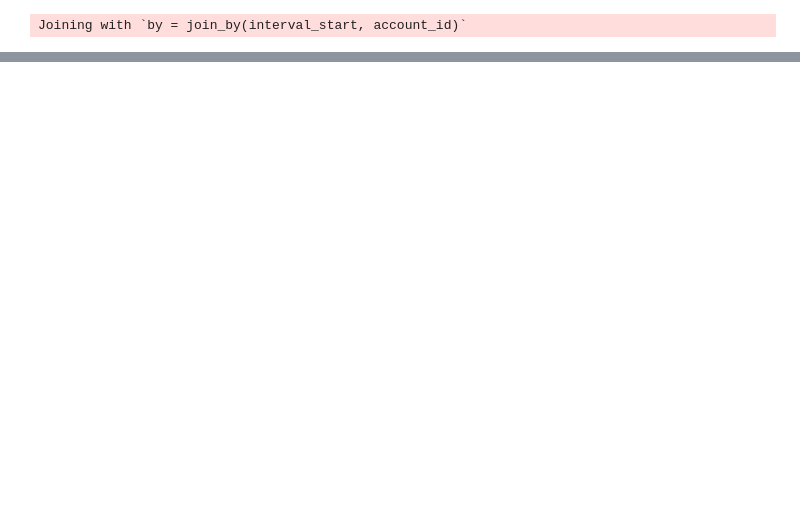
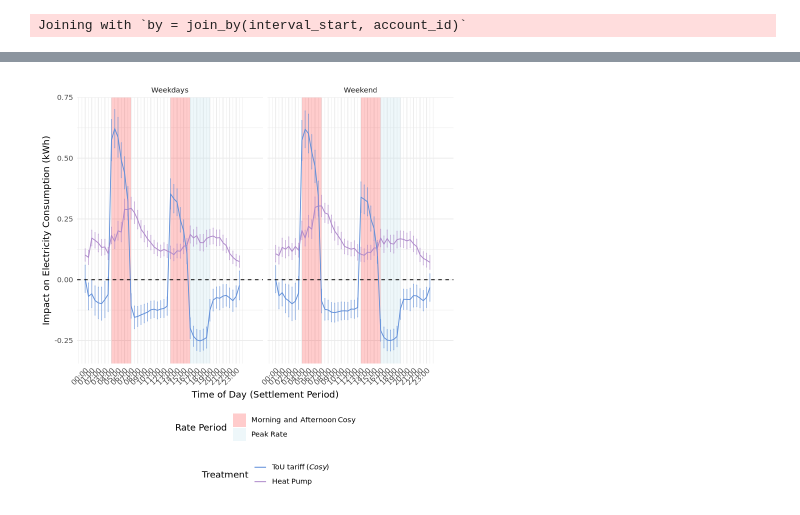
Before and after one commit to centrefornetzero/cosy-analysis, a Jupyter notebook: scripts/half hourly analysis for HP and Cosy.ipynb, the cells around one changed output, grey strips where cells are left out. Saved outputs shown, nothing was run; the diff lists cells and outputs as text; code cells hidden in the pictures; blank space fills up the shorter version.

```diff
--- a/scripts/half hourly analysis for HP and Cosy.ipynb
+++ b/scripts/half hourly analysis for HP and Cosy.ipynb
@@ -278,3 +265,16 @@ ggplot(coefs, aes(x = settlement_period, y = Estimate, group = treatment, color
 # %%
 # Save the plot if necessary
 ggsave("../graphs/combined_impact_hourly_consumption.png", width = 10, height = 6, dpi = 300)
+# %%
+# add the week day / weekend analysis
+cosy <- cosy %>%
+    mutate(wday = wday(interval_start, label =TRUE),
+          weekend = wday %in% c("Sun", "Sat"))
+
+# Cosy analysis
+m_hourly_cosy <- feols(read_value ~ i(settlement_period, ref=1) +
+                    i(settlement_period,is_cosy, ref2=0)
+                  | account_id + settlement_date + daily_avg_heating_degree + ev_charging,
+                  cluster = ~ account_id,
+                  split = ~ weekend,
+                  data = cosy)
@@ -280,0 +423,59 @@ ggsave("../graphs/combined_impact_hourly_consumption.png", width = 10, height =
+# %%
+# Apply the function to create time label
+# Select a few representative time labels to display for clarity
+selected_periods <- seq(min(coefs$settlement_period), max(coefs$settlement_period), by = 2)
+display_labels <- coefs %>%
+  filter(settlement_period %in% selected_periods) %>%
+  distinct(settlement_period, time_label) %>%
+  pull(time_label)
+
+# Define the time periods for shading (settlement periods converted to numeric for xmin, xmax)
+shaded_periods <- data.frame(
+  xmin = c(9, 27, 33),  # 4-7 AM (periods 8-14), 1-4 PM (periods 26-32), 4-7 PM (periods 34-40)
+  xmax = c(15, 33, 39),
+  period_type = c("Morning and Afternoon Cosy", "Morning and Afternoon Cosy", "Peak Rate")
+)
+
+# Create the ggplot
+ggplot(coefs, aes(x = settlement_period, y = Estimate, group = treatment, color = treatment)) +
+  # Add shaded rectangles using the shaded_periods data
+  geom_rect(data = shaded_periods, aes(xmin = xmin, xmax = xmax, ymin = -Inf, ymax = Inf, fill = period_type),
+            inherit.aes = FALSE, alpha = 0.2) +   # Add transparency and disable inherited aesthetics
+  geom_line() +
+  geom_errorbar(aes(ymin = lower_ci, ymax = upper_ci), width = 0.2, alpha = 0.6) +
+  scale_color_manual(
+    name = "Treatment",
+    labels = c("hp" = "Heat Pump", "cosy" = "ToU tariff (*Cosy*)"),  # Italicizing Cosy using markdown
+    values = c("hp" = hp_color, "cosy" = cosy_color)
+  ) +
+  scale_fill_manual(
+    name = "Rate Period",  # Correct the fill legend
+    values = c("Morning and Afternoon Cosy" = "red", "Peak Rate" = "lightblue"),  # Assign the correct colors
+    labels = c("Morning and Afternoon Cosy" = "Morning and Afternoon Cosy", "Peak Rate" = "Peak Rate")
+  ) +
+  labs(
+    x = "Time of Day (Settlement Period)",
+    y = "Impact on Electricity Consumption (kWh)",
+    color = "Treatment",
+    fill = "Rate Period"
+  ) +
+  theme_minimal() +
+  theme(
+    axis.text.x = element_text(angle = 45, hjust = 1),
+    legend.position = "bottom",
+    legend.text = element_markdown(),  # Enable markdown-style formatting for the legend
+    legend.box = "vertical"  # Stack legend items in a vertical box
+  ) +
+  guides(
+    color = guide_legend(nrow = 2),   # Set legend rows for color
+    fill = guide_legend(nrow = 2)     # Set legend rows for fill
+  ) +
+  scale_x_continuous(
+    breaks = selected_periods,  # Ensure you define 'selected_periods' correctly
+    labels = display_labels,    # Ensure 'display_labels' are defined or generated from 'settlement_period'
+    expand = expansion(mult = c(0.05, 0.15))
+  ) +
+  geom_hline(yintercept = 0, linetype = "dashed", color = "black") +  # Add horizontal line at y = 0
+  facet_wrap(~ sample, labeller = as_labeller(c(`FALSE` = "Weekdays", `TRUE` = "Weekend")))
+# %% [output]
+[figure, added]
```
Also changed, not shown: parts of 20 cells of this notebook.
